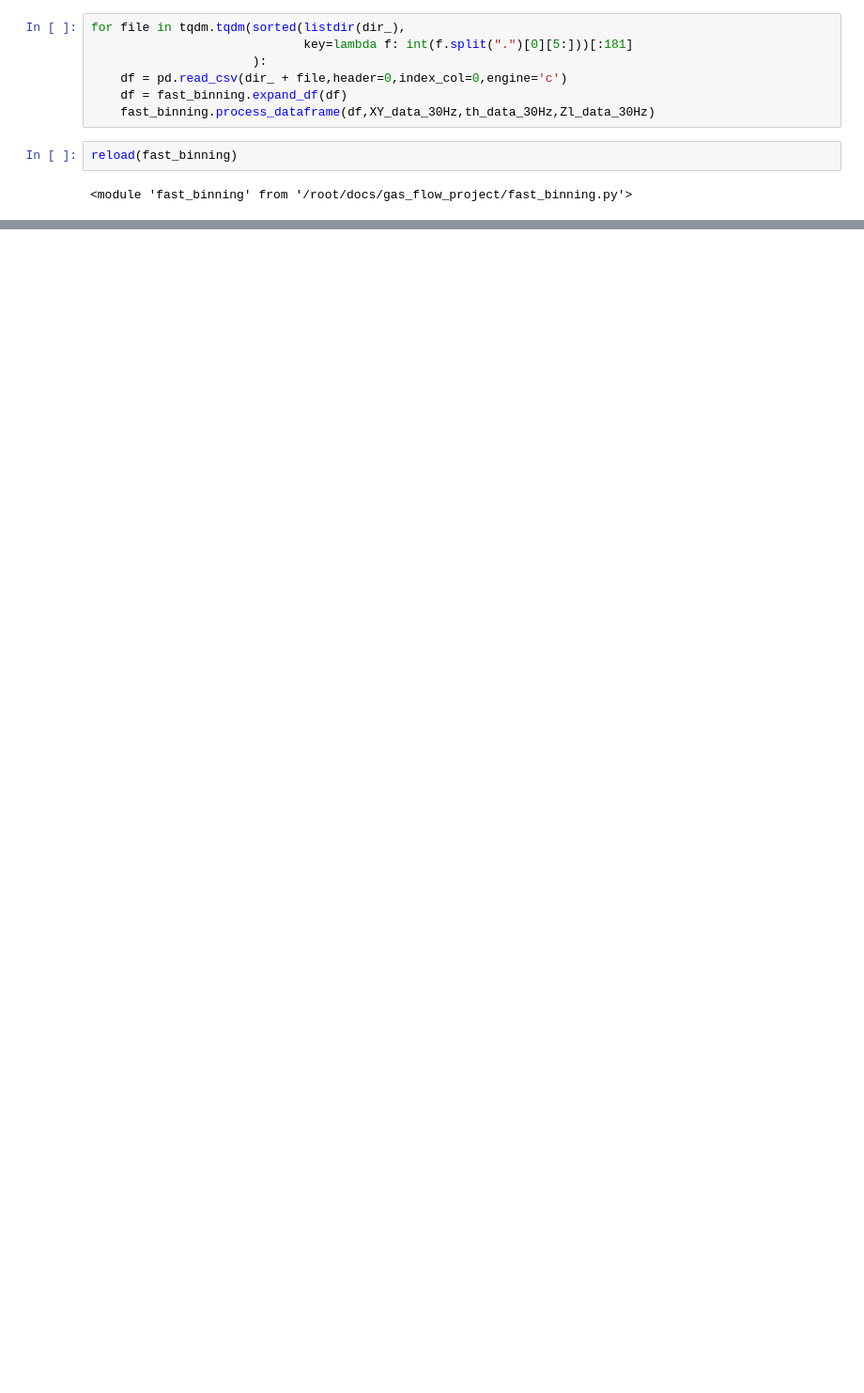
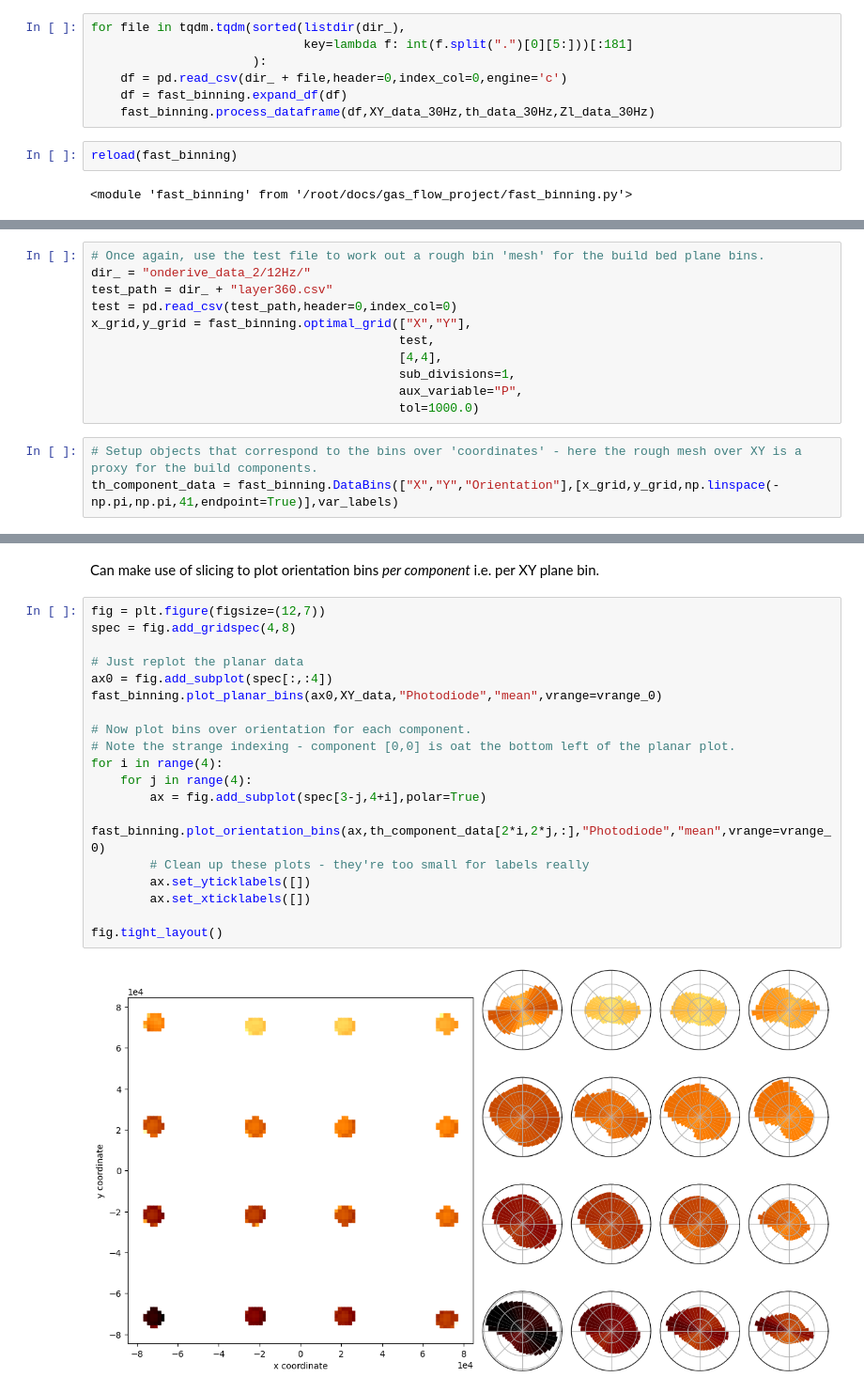
Before and after one commit to PatLT/grouch-binning, a Jupyter notebook: binning_v2.ipynb, the cells around one changed output, grey strips where cells are left out. Shown at 94% size. Drawn from its saved outputs; the diff is of its cells as text; blank space fills up the shorter version.

```diff
--- a/binning_v2.ipynb
+++ b/binning_v2.ipynb
@@ -115,0 +136,14 @@ fig.tight_layout()
+# %%
+# Once again, use the test file to work out a rough bin 'mesh' for the build bed plane bins.
+dir_ = "onderive_data_2/12Hz/"
+test_path = dir_ + "layer360.csv"
+test = pd.read_csv(test_path,header=0,index_col=0)
+x_grid,y_grid = fast_binning.optimal_grid(["X","Y"],
+                                          test,
+                                          [4,4],
+                                          sub_divisions=1,
+                                          aux_variable="P",
+                                          tol=1000.0)
+# %%
+# Setup objects that correspond to the bins over 'coordinates' - here the rough mesh over XY is a proxy for the build components.
+th_component_data = fast_binning.DataBins(["X","Y","Orientation"],[x_grid,y_grid,np.linspace(-np.pi,np.pi,41,endpoint=True)],var_labels)
@@ -115,0 +169,23 @@ fig.tight_layout()
+# %% [markdown]
+Can make use of slicing to plot orientation bins _per component_ i.e. per XY plane bin.
+# %%
+fig = plt.figure(figsize=(12,7))
+spec = fig.add_gridspec(4,8)
+
+# Just replot the planar data
+ax0 = fig.add_subplot(spec[:,:4])
+fast_binning.plot_planar_bins(ax0,XY_data,"Photodiode","mean",vrange=vrange_0)
+
+# Now plot bins over orientation for each component.
+# Note the strange indexing - component [0,0] is oat the bottom left of the planar plot.
+for i in range(4):
+    for j in range(4):
+        ax = fig.add_subplot(spec[3-j,4+i],polar=True)
+        fast_binning.plot_orientation_bins(ax,th_component_data[2*i,2*j,:],"Photodiode","mean",vrange=vrange_0)
+        # Clean up these plots - they're too small for labels really
+        ax.set_yticklabels([])
+        ax.set_xticklabels([])
+
+fig.tight_layout()
+# %% [output]
+[figure, added]
```
Also changed, not shown: parts of 24 cells of this notebook, 2 other files.
